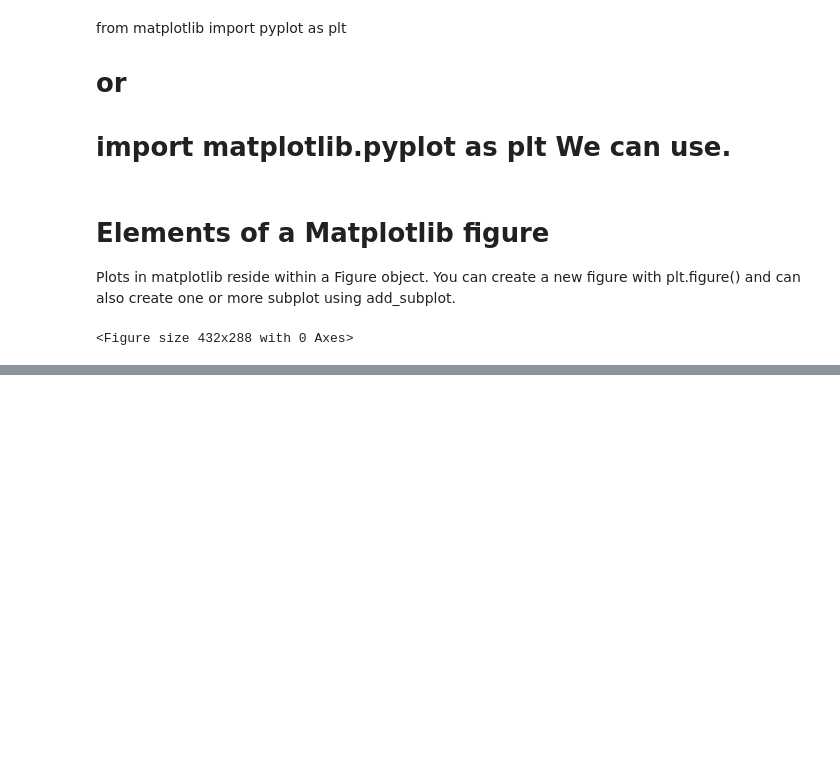
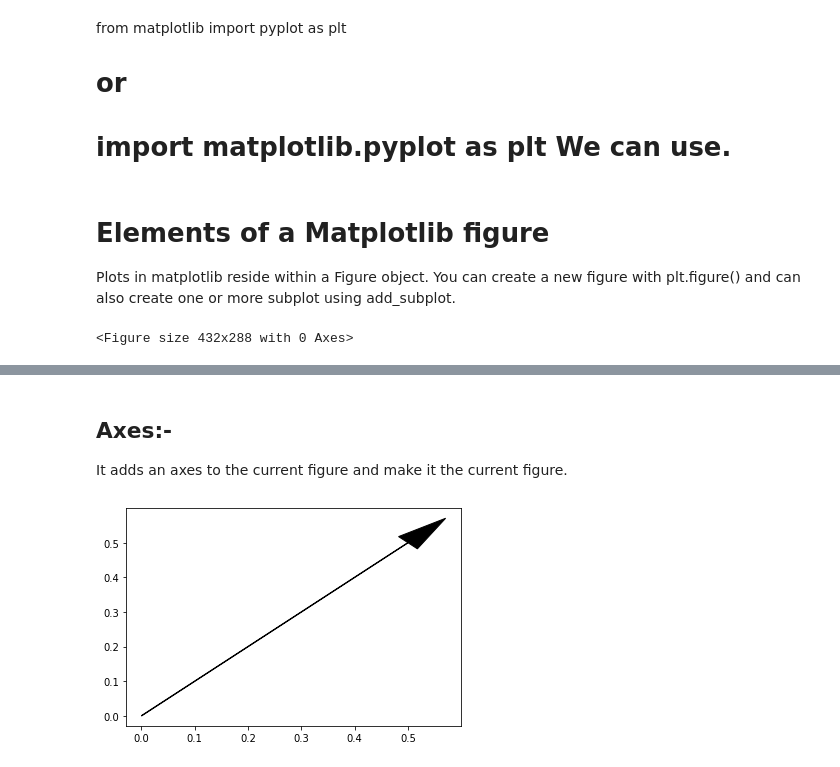
Before and after one commit to SNJV229/NumPy_Pandas, a Jupyter notebook: Matplotlib_practice.ipynb, the cells around one changed output, grey strips where cells are left out. Cells and saved outputs as stored; diff of their text form; code cells hidden in the pictures; blank space fills up the shorter version.

```diff
--- a/Matplotlib_practice.ipynb
+++ b/Matplotlib_practice.ipynb
@@ -38,0 +63,10 @@ ax3 = fig.add_subplot(2, 2, 3)
+# %% [markdown]
+## Axes:-
+It adds an axes to the current figure and make it the current figure.
+# %%
+
+ax = plt.axes()
+ax.arrow(0, 0, 0.5, 0.5, head_width=0.03, head_length=0.06, fc='k', ec='k')
+plt.show()
+# %% [output]
+[figure, added]
```
Also changed, not shown: parts of 37 cells of this notebook.
